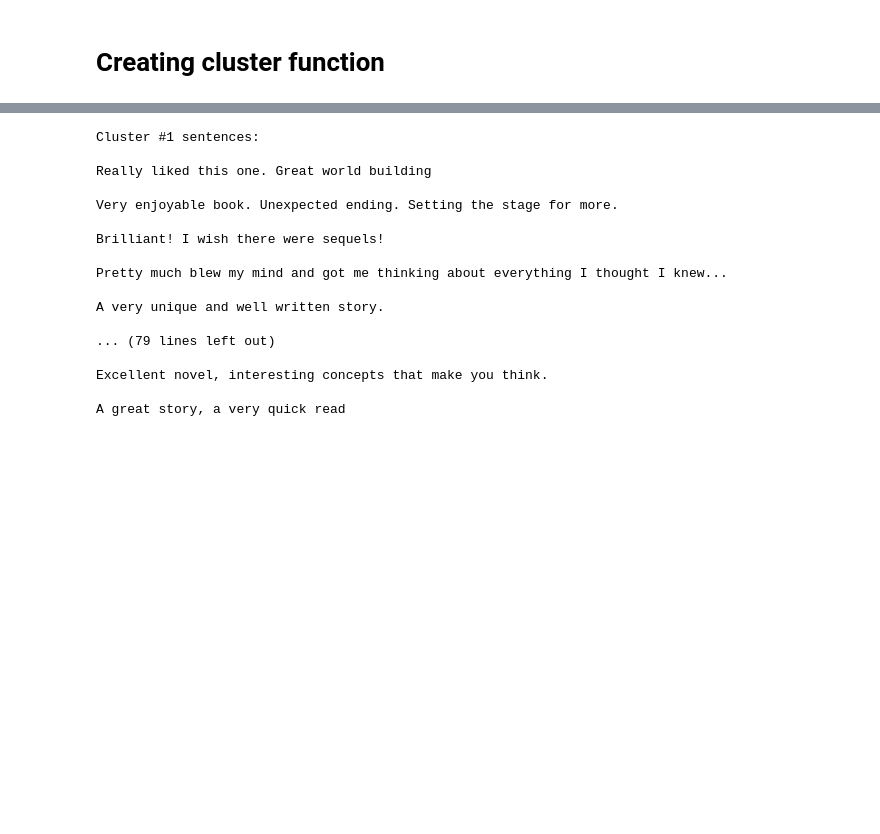
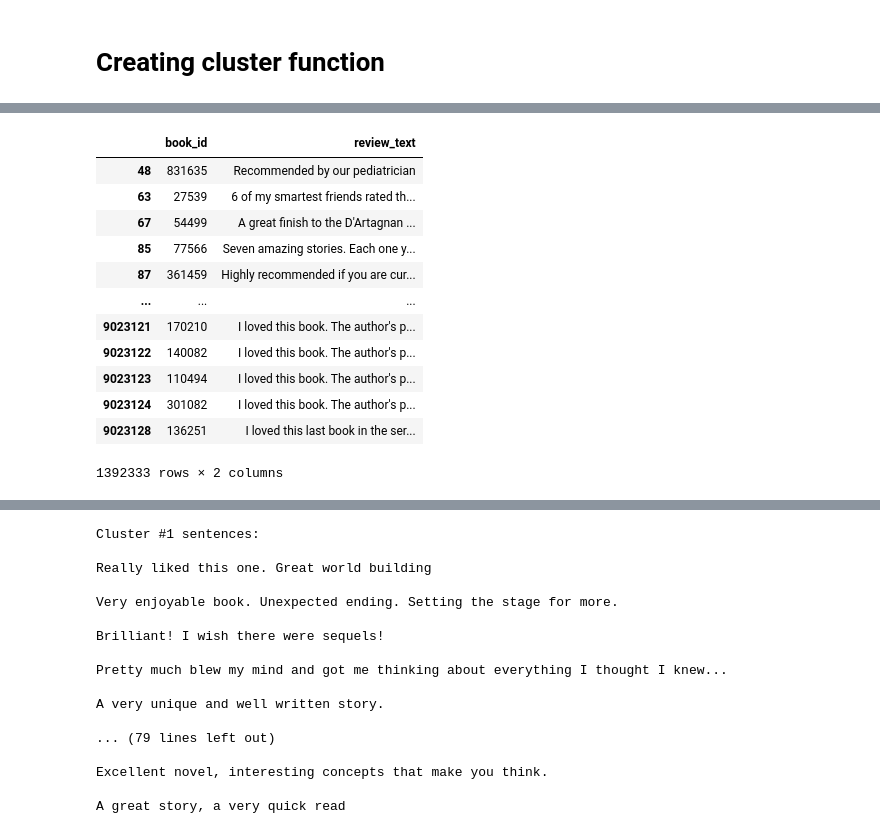
Before and after one commit to Einhard6176/3380, a Jupyter notebook: Models/Summarizer/createClusters.ipynb, the cells around one changed output, grey strips where cells are left out. Drawn from its saved outputs; the diff is of its cells as text; code cells hidden in the pictures; blank space fills up the shorter version.

```diff
--- a/Models/Summarizer/createClusters.ipynb
+++ b/Models/Summarizer/createClusters.ipynb
@@ -329,0 +337,17 @@ NameError: name 'books' is not defined
+# %%
+def filter_reviews(reviews_df, books_df, min_review_length=30, max_review_length=90):
+    reviews_df.review_text.dropna(inplace=True)
+    reviews_df = reviews_df[reviews_df.book_id.isin(books_df.book_id)]
+    reviews_df = reviews_df[(reviews_df.review_text.str.len() < max_review_length) & (reviews_df.review_text.str.len() > min_review_length)]
+
+    # Remove reviews that specify rating in body of text
+    reviews_df = reviews_df[~reviews_df.review_text.str.contains(r'\d\sstar', case=False, regex=True, na=False)]
+    reviews_df = reviews_df[~reviews_df.review_text.str.contains(r'\d\/\d', case=False, regex=True, na=False)]
+    reviews_df = reviews_df[~reviews_df.review_text.str.contains(r'\d\.\d', case=False, regex=True, na=False)]
+    reviews_df = reviews_df[~reviews_df.review_text.str.contains(r'\d\S+\D', case=False, regex=True, na=False)]
+    reviews_df = reviews_df[~reviews_df.review_text.str.contains(r'spoiler', case=False, regex=True, na=False)]
+
+    # Remove reviews that contain link to other websites
+    reviews_df = reviews_df[~reviews_df.review_text.str.contains(r'http\S+', case=False, regex=True, na=False)]
+    reviews_df = reviews_df[~reviews_df.review_text.str.contains(r'www\S+', case=False, regex=True, na=False)]
+    return reviews_df
@@ -329,0 +372,16 @@ NameError: name 'books' is not defined
+# %%
+reviews_for_cluster
+# %% [output]
+|  | book_id | review_text |
+| 48 | 831635 | Recommended by our pediatrician |
+| 63 | 27539 | 6 of my smartest friends rated th... |
+| 67 | 54499 | A great finish to the D'Artagnan ... |
+| 85 | 77566 | Seven amazing stories. Each one y... |
+| 87 | 361459 | Highly recommended if you are cur... |
+| ... | ... | ... |
+| 9023121 | 170210 | I loved this book. The author's p... |
+| 9023122 | 140082 | I loved this book. The author's p... |
+| 9023123 | 110494 | I loved this book. The author's p... |
+| 9023124 | 301082 | I loved this book. The author's p... |
+| 9023128 | 136251 | I loved this last book in the ser... |
+1392333 rows × 2 columns
```
Also changed, not shown: parts of 18 cells of this notebook, 4 other files.
